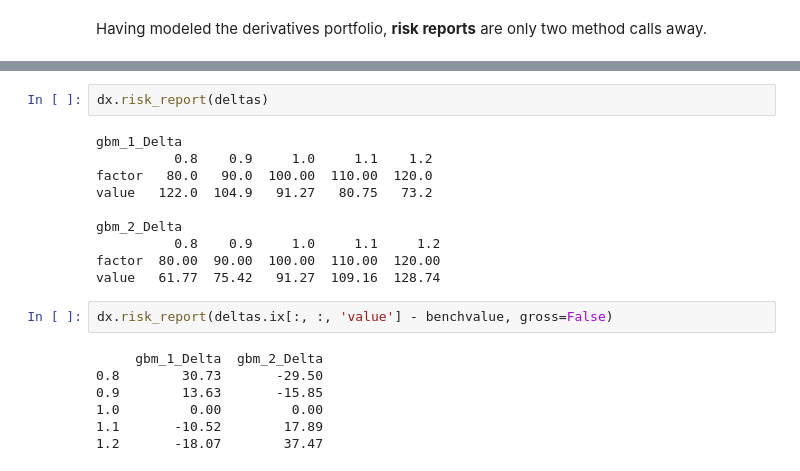
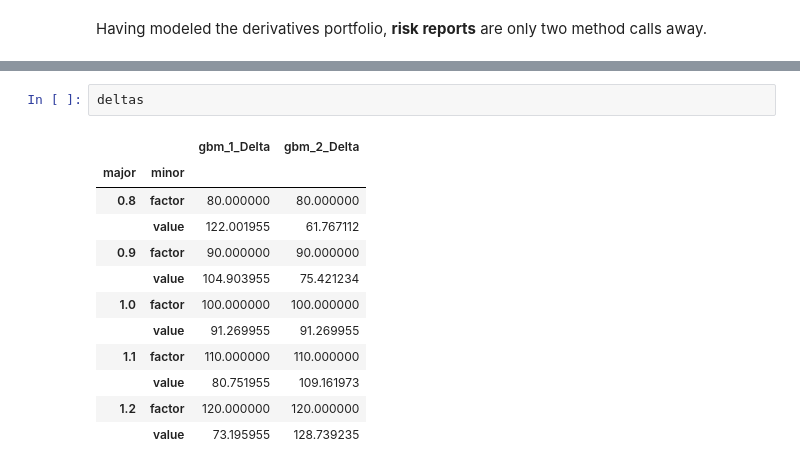
Before and after one commit to yhilpisch/dx, a Jupyter notebook: 00_dx_quickstart.ipynb, the cells around one changed output, grey strips where cells are left out. Saved outputs shown, nothing was run; the diff lists cells and outputs as text.

```diff
--- a/00_dx_quickstart.ipynb
+++ b/00_dx_quickstart.ipynb
@@ -295,21 +296,15 @@ gbm_1
-# %%
-dx.risk_report(deltas)
-# %% [output]
-gbm_1_Delta
-          0.8    0.9     1.0     1.1    1.2
-factor   80.0   90.0  100.00  110.00  120.0
-value   122.0  104.9   91.27   80.75   73.2
-
-gbm_2_Delta
-          0.8    0.9     1.0     1.1     1.2
-factor  80.00  90.00  100.00  110.00  120.00
-value   61.77  75.42   91.27  109.16  128.74
-# %%
-dx.risk_report(deltas.ix[:, :, 'value'] - benchvalue, gross=False)
-# %% [output]
-     gbm_1_Delta  gbm_2_Delta
-0.8        30.73       -29.50
-0.9        13.63       -15.85
-1.0         0.00         0.00
-1.1       -10.52        17.89
-1.2       -18.07        37.47
+# %%
+deltas
+# %% [output]
+|  |  | gbm_1_Delta | gbm_2_Delta |
+| major | minor |  |  |
+| 0.8 | factor | 80.000000 | 80.000000 |
+|  | value | 122.001955 | 61.767112 |
+| 0.9 | factor | 90.000000 | 90.000000 |
+|  | value | 104.903955 | 75.421234 |
+| 1.0 | factor | 100.000000 | 100.000000 |
+|  | value | 91.269955 | 91.269955 |
+| 1.1 | factor | 110.000000 | 110.000000 |
+|  | value | 80.751955 | 109.161973 |
+| 1.2 | factor | 120.000000 | 120.000000 |
+|  | value | 73.195955 | 128.739235 |
```
Also changed, not shown: parts of 23 cells of this notebook, 20 other files.
